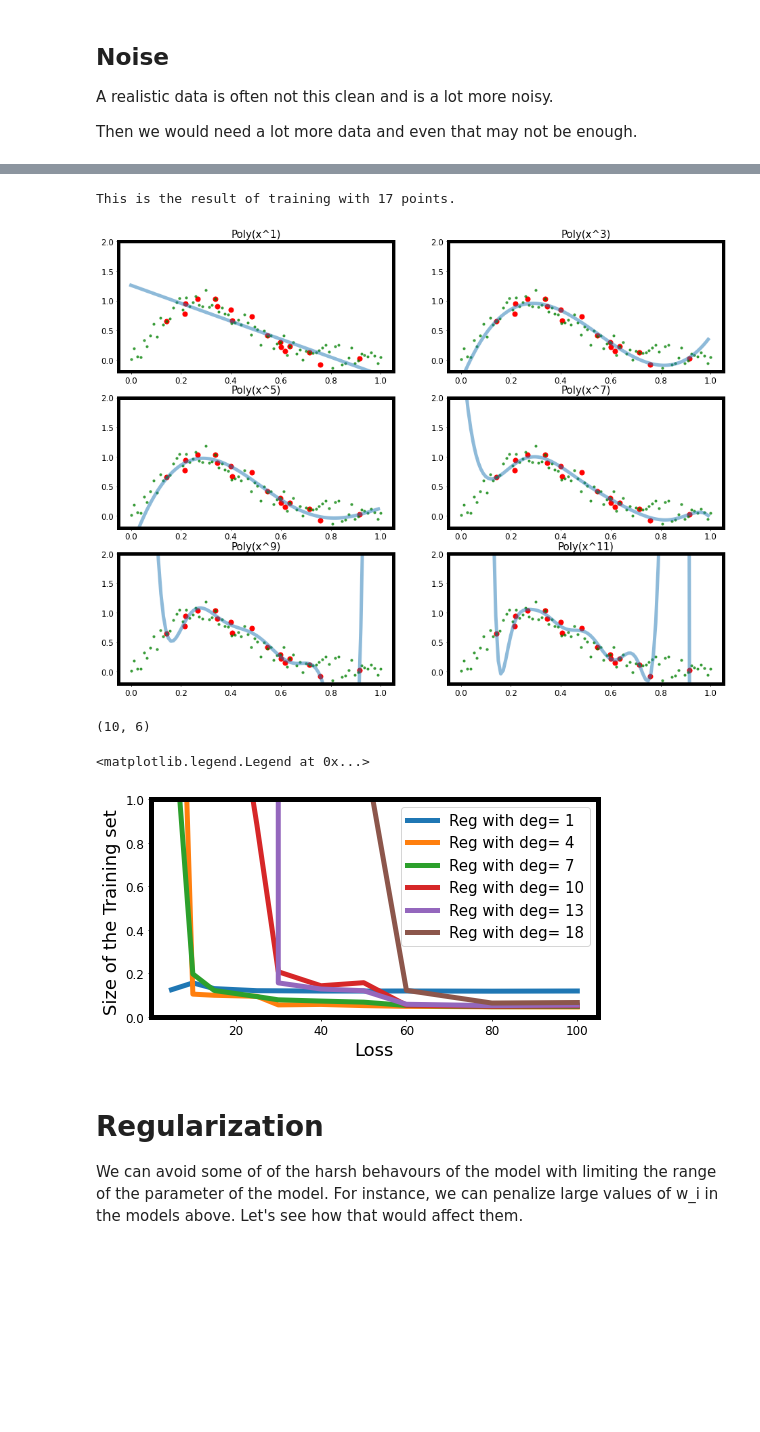
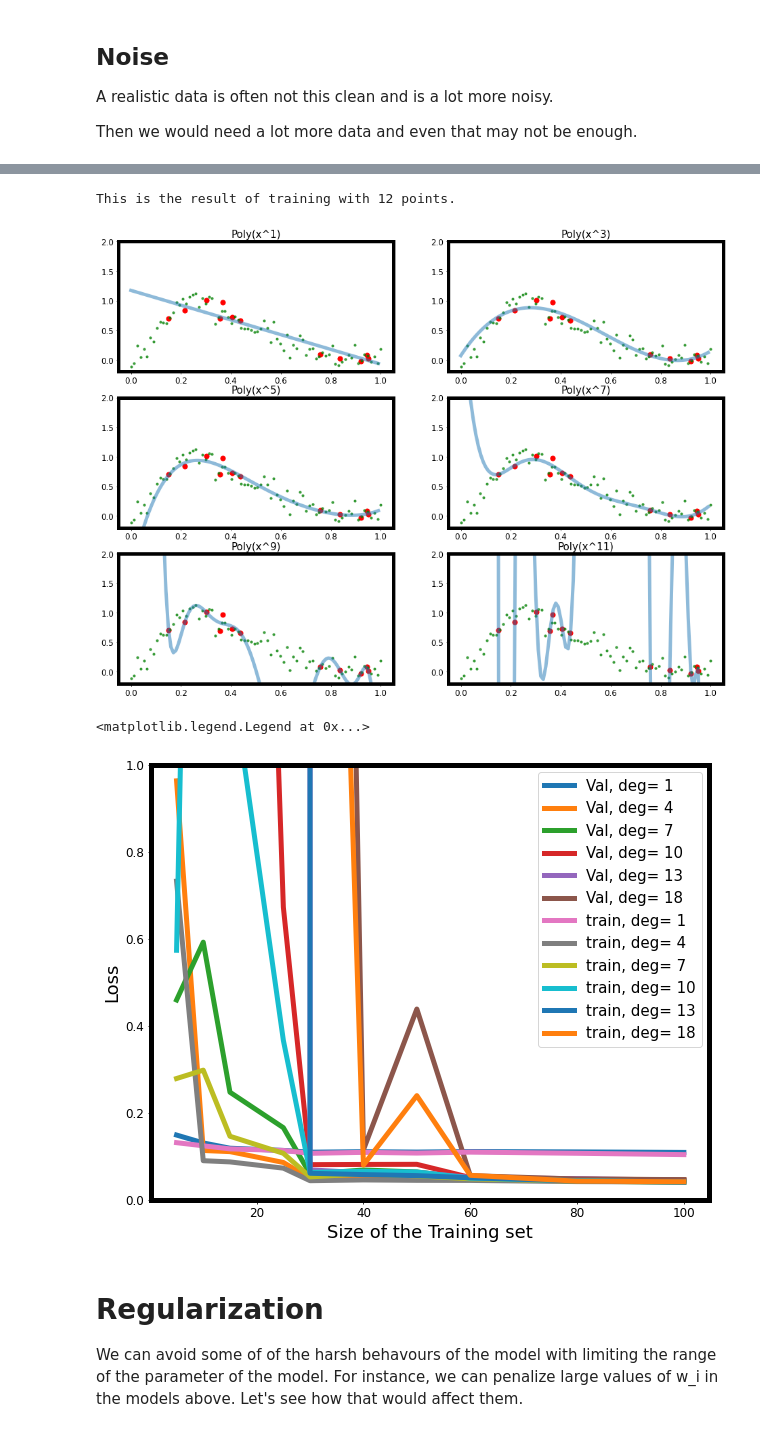
Before and after one commit to sraeisi/Machine_Learning_Physics_Winter20, a Jupyter notebook: Chpt3/Model_Selection.ipynb, the cells around one changed output, grey strips where cells are left out. Saved outputs shown, nothing was run; the diff lists cells and outputs as text; code cells hidden in the pictures; blank space fills up the shorter version.

```diff
--- a/Chpt3/Model_Selection.ipynb
+++ b/Chpt3/Model_Selection.ipynb
@@ -232,7 +237,7 @@ Y = Y + noise
 X_train, X_test, Y_train, Y_test = train_test_split(X, Y, random_state = 0, shuffle=True)
 
 
-n_rate = 35   #We only keep a subset of the points, every n_rate points.
+n_rate = 50   #We only keep a subset of the points, every n_rate points.
 print(f'This is the result of training with {len(X_train[::n_rate])} points.\n')
 
 from sklearn.preprocessing import PolynomialFeatures
@@ -253,15 +258,6 @@ deg_list = [1,3,5,7, 9, 11]
 ind = 0
 for deg in deg_list:
     ind +=1
-    ## Make the X matrix with powers of the x
-    # x_in = poly_features(X_train[::n_rate], deg)
-
-    ## Construct m as X^T.X
-    # m = np.dot(x_in.T,x_in)
-
-    ## This gives the w
-    # w = np.dot(np.linalg.inv(m),np.dot(x_in.T, Y_train[::n_rate]))
-#     print(deg, w.reshape(-1))
     polynomial_features = PolynomialFeatures(degree=deg)
     pipeline = Pipeline([("polynomial_features", polynomial_features),
                          ("linear_regression", reg)])
@@ -276,8 +272,8 @@ for deg in deg_list:
     ax.set_ylim(-.2, 2 )
     ax.plot(x_range, y_rg_list, alpha =.5)
 # %% [output]
-This is the result of training with 17 points.
+This is the result of training with 12 points.
-[figure, old version]
+[figure, new version]
 # %%
 ### Plot loss vs n_points for each one of these.
 
@@ -292,34 +288,37 @@ from sklearn.pipeline import Pipeline
 reg = LinearRegression(n_jobs=-1)
 
 loss_list = []
-
+loss_in_list = []
 
 for ns in ns_list:
   losses = []
+  losses_in = []
   for deg in deg_list:
     polynomial_features = PolynomialFeatures(degree=deg)
     pipeline = Pipeline([("polynomial_features", polynomial_features),
                          ("linear_regression", reg)])
     pipeline.fit(X_train[:ns], Y_train[:ns])
-    losses += [mse_loss(Y_test, pipeline.predict(X_test)  )]
+    losses    += [mse_loss(Y_test, pipeline.predict(X_test)  )]
+    losses_in += [mse_loss(Y_train, pipeline.predict(X_train)  )]
 
   loss_list += [losses]
+  loss_in_list += [losses_in]
 
 loss_list = np.array(loss_list)
+loss_in_list = np.array(loss_in_list)
 
-loss_list.shape
+# loss_list.shape
-# %% [output]
-(10, 6)
 # %%
 
-fig = plt.figure()
-ax = fig.add_subplot(111, xlabel='Loss', ylabel="Size of the Training set ")
-[ ax.plot(ns_list, loss_list[:,d], label = f'Reg with deg= {deg_list[d]}') for d in np.arange(len(deg_list))]
+fig = plt.figure(figsize=(10,8))
+ax = fig.add_subplot(111, xlabel='Size of the Training set', ylabel="Loss")
+[ ax.plot(ns_list, loss_list[:,d], label = f'Val, deg= {deg_list[d]}') for d in np.arange(len(deg_list))]
+[ ax.plot(ns_list, loss_in_list[:,d], label = f'train, deg= {deg_list[d]}') for d in np.arange(len(deg_list))]
 ax.set_ylim([0,1])
 plt.legend(loc=0)
 # %% [output]
 <matplotlib.legend.Legend at 0x...>
-[figure, old version]
+[figure, new version]
 # %% [markdown]
 # Regularization
 
```
Also changed, not shown: parts of 11 cells of this notebook.
